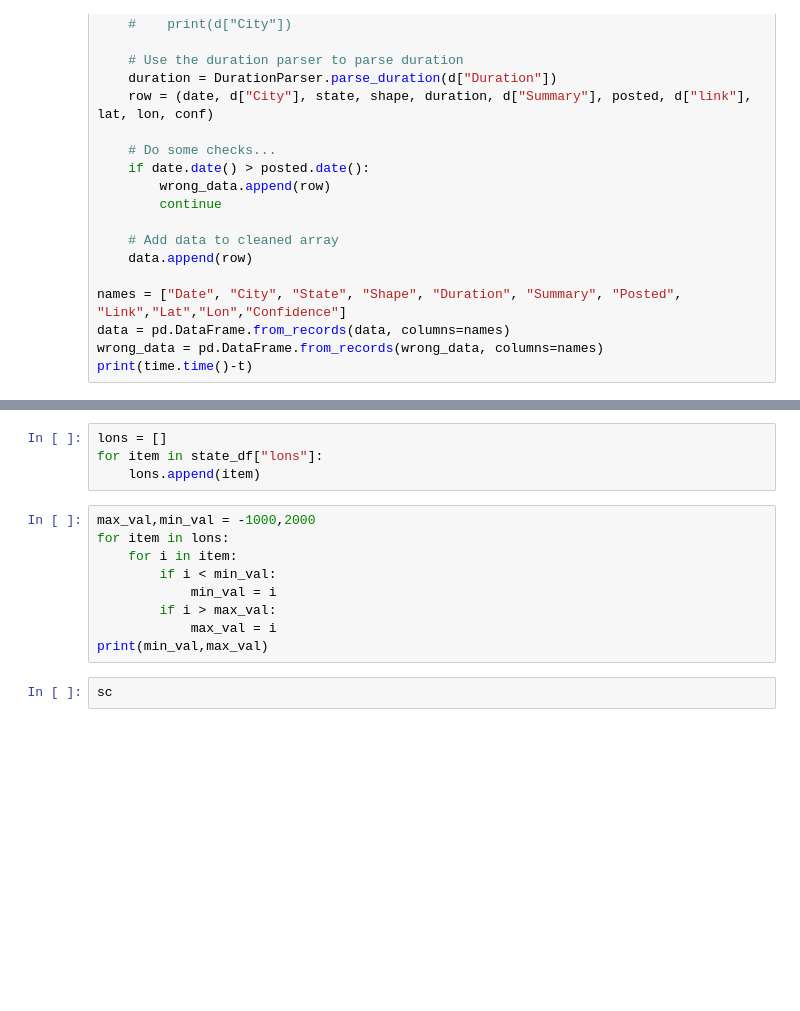
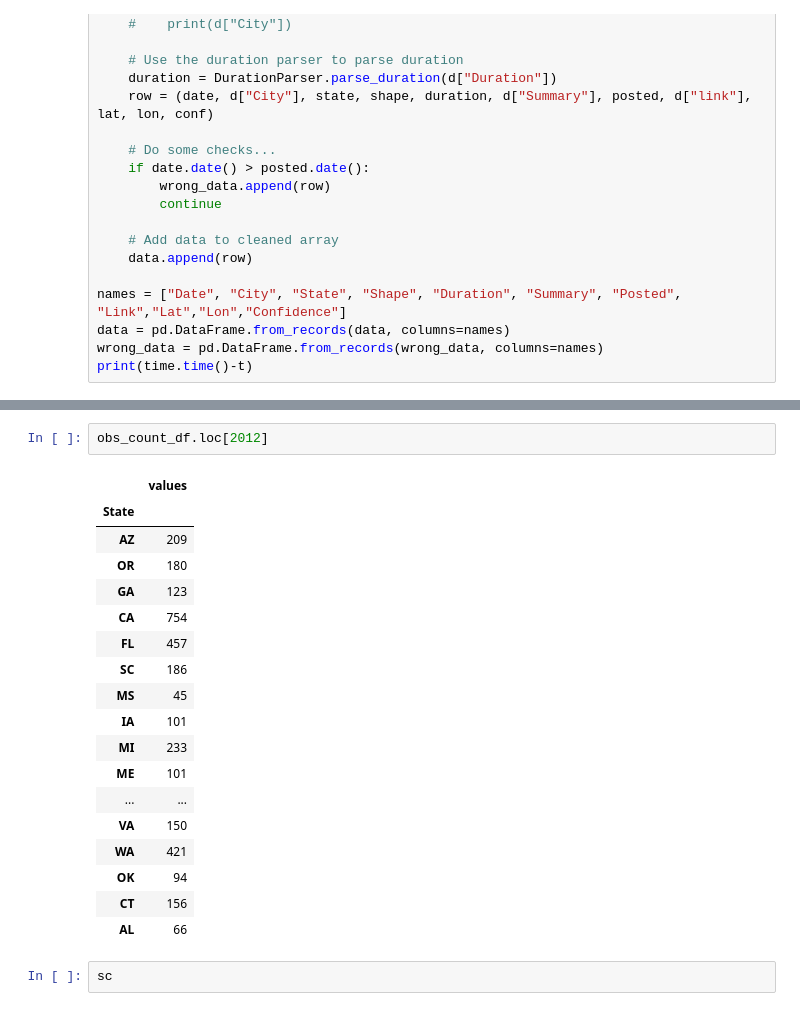
Before and after one commit to brabulla/Big-Data-UFO1-homework, a Jupyter notebook: UFO Visualization.ipynb, the cells around one changed output, grey strips where cells are left out. Saved outputs shown, nothing was run; the diff lists cells and outputs as text; blank space fills up the shorter version.

```diff
--- a/UFO Visualization.ipynb
+++ b/UFO Visualization.ipynb
@@ -226,15 +243,23 @@ show(layout)
-# %%
-lons = []
-for item in state_df["lons"]:
-    lons.append(item)
-# %%
-max_val,min_val = -1000,2000
-for item in lons:
-    for i in item:
-        if i < min_val:
-            min_val = i
-        if i > max_val:
-            max_val = i
-print(min_val,max_val)
+# %%
+obs_count_df.loc[2012]
+# %% [output]
+|  | values |
+| State |  |
+| AZ | 209 |
+| OR | 180 |
+| GA | 123 |
+| CA | 754 |
+| FL | 457 |
+| SC | 186 |
+| MS | 45 |
+| IA | 101 |
+| MI | 233 |
+| ME | 101 |
+| ... | ... |
+| VA | 150 |
+| WA | 421 |
+| OK | 94 |
+| CT | 156 |
+| AL | 66 |
 # %%
 sc
```
Also changed, not shown: parts of 7 cells of this notebook.
